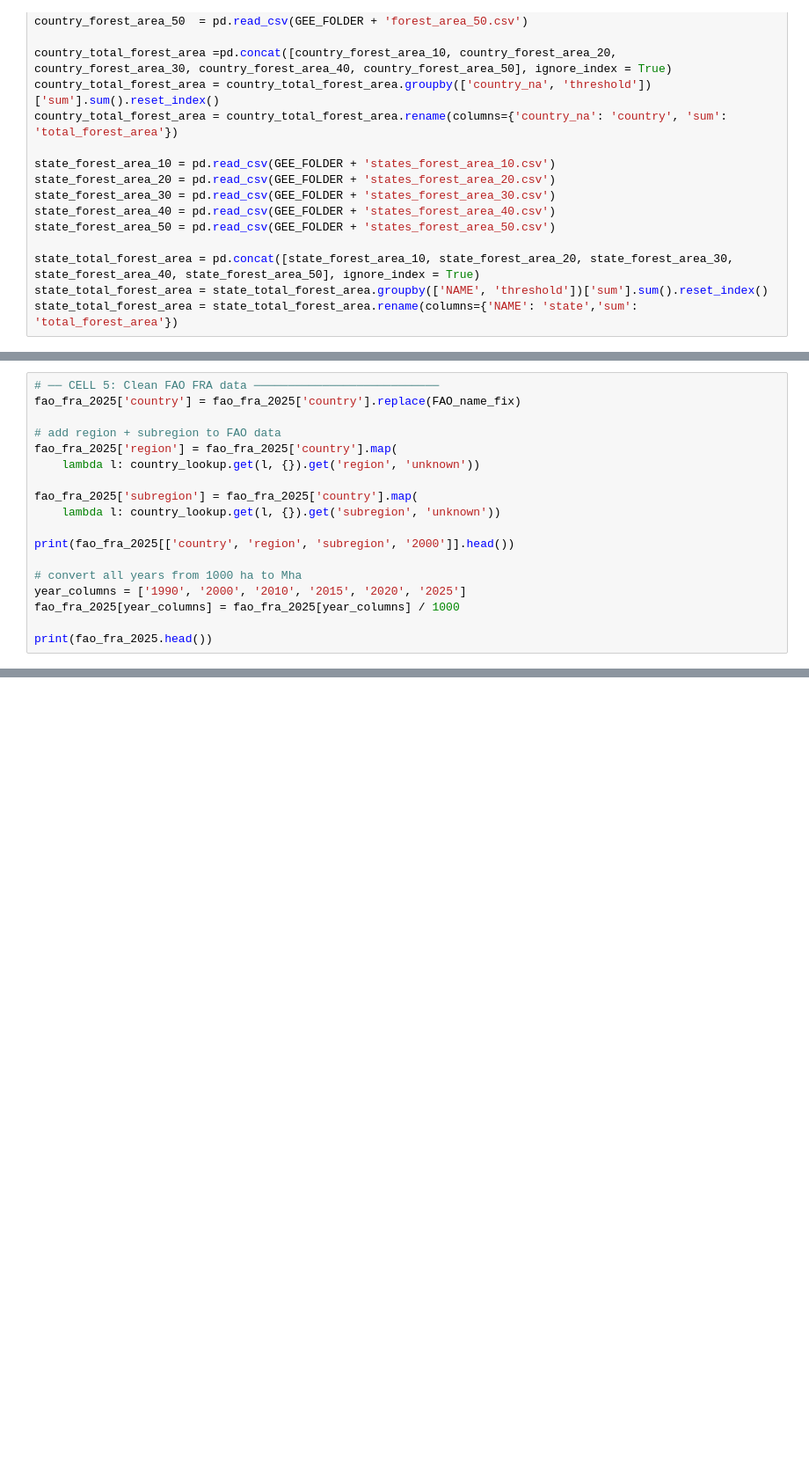
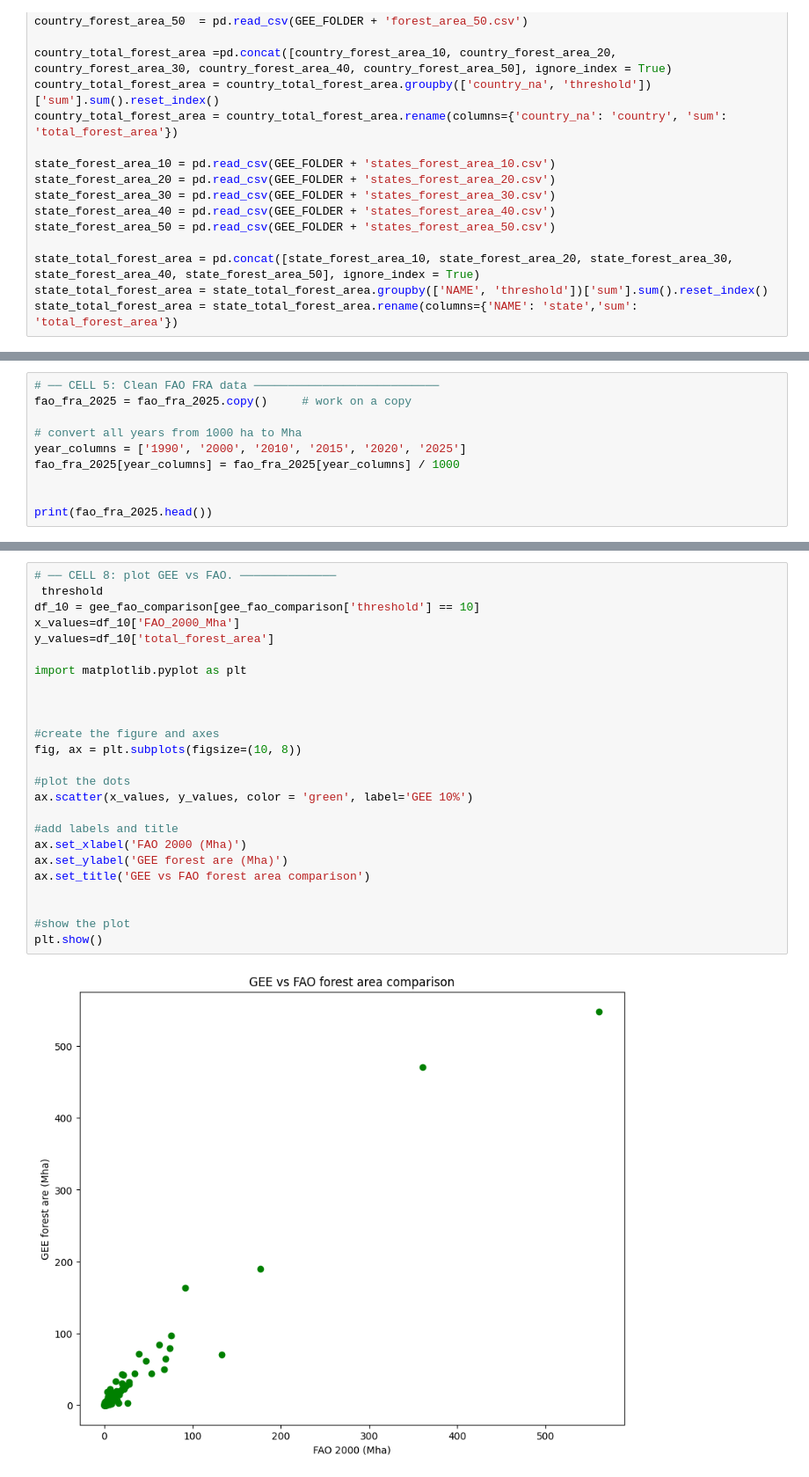
Before and after one commit to MElsdk-lab/Biochar_forest_estimation, a Jupyter notebook: Notebook_2_Forest_Area_Analysis.ipynb, the cells around one changed output, grey strips where cells are left out. Shown at 88% size. Cells and saved outputs as stored; diff of their text form; blank space fills up the shorter version.

```diff
--- a/Notebook_2_Forest_Area_Analysis.ipynb
+++ b/Notebook_2_Forest_Area_Analysis.ipynb
@@ -57,18 +82,10 @@ print(country_total_forest_area.head(3))
 # %%
 # ── CELL 5: Clean FAO FRA data ───────────────────────────
-fao_fra_2025['country'] = fao_fra_2025['country'].replace(FAO_name_fix)
-
-# add region + subregion to FAO data
-fao_fra_2025['region'] = fao_fra_2025['country'].map(
-    lambda l: country_lookup.get(l, {}).get('region', 'unknown'))
-
-fao_fra_2025['subregion'] = fao_fra_2025['country'].map(
-    lambda l: country_lookup.get(l, {}).get('subregion', 'unknown'))
-
-print(fao_fra_2025[['country', 'region', 'subregion', '2000']].head())
+fao_fra_2025 = fao_fra_2025.copy()     # work on a copy
 
 # convert all years from 1000 ha to Mha
 year_columns = ['1990', '2000', '2010', '2015', '2020', '2025']
 fao_fra_2025[year_columns] = fao_fra_2025[year_columns] / 1000
 
+
 print(fao_fra_2025.head())
@@ -82,0 +166,27 @@ print(f'Total countries: {gee_fao_comparison["country"].nunique()}')
+# %%
+# ── CELL 8: plot GEE vs FAO. ──────────────
+ threshold
+df_10 = gee_fao_comparison[gee_fao_comparison['threshold'] == 10]
+x_values=df_10['FAO_2000_Mha']
+y_values=df_10['total_forest_area']
+
+import matplotlib.pyplot as plt
+
+
+
+#create the figure and axes
+fig, ax = plt.subplots(figsize=(10, 8))
+
+#plot the dots
+ax.scatter(x_values, y_values, color = 'green', label='GEE 10%')
+
+#add labels and title
+ax.set_xlabel('FAO 2000 (Mha)')
+ax.set_ylabel('GEE forest are (Mha)')
+ax.set_title('GEE vs FAO forest area comparison')
+
+
+#show the plot
+plt.show()
+# %% [output]
+[figure, added]
```
Also changed, not shown: parts of 7 cells of this notebook.
